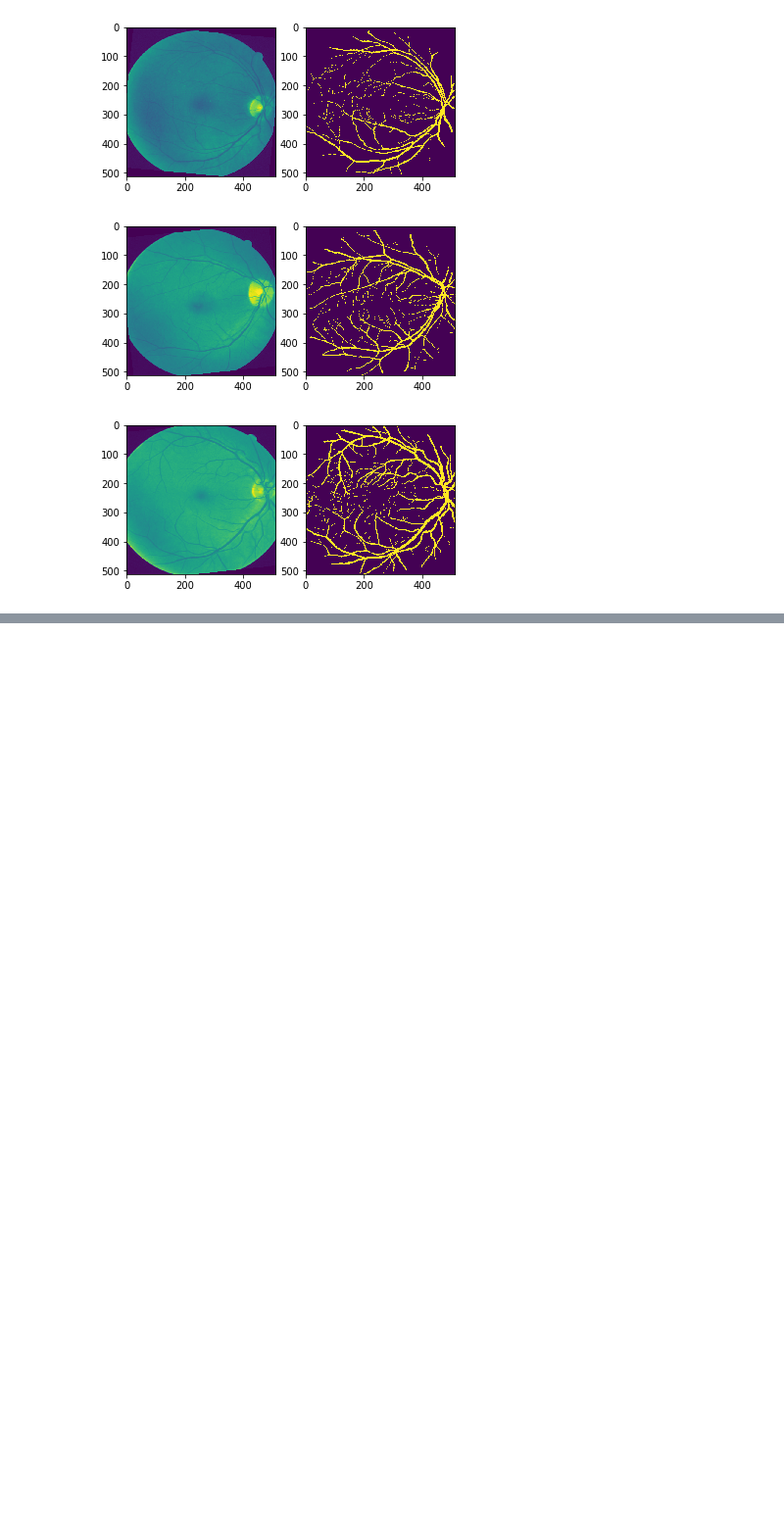
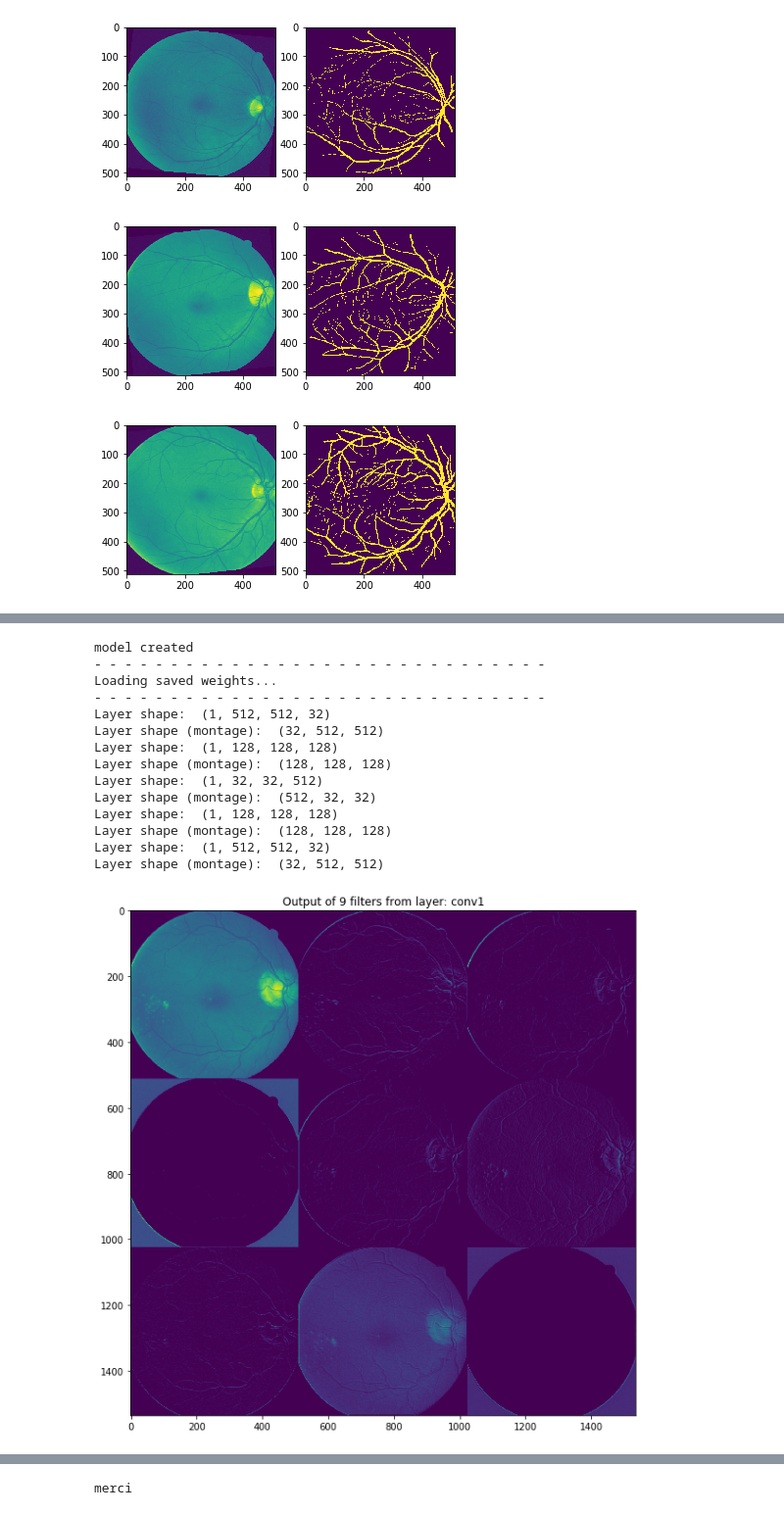
Before and after one commit to benjaminirving/SSIMA-2018-tutorial-deep-learning-med-segmentation, a Jupyter notebook: Tutorial 2 - Retina vessel segmentation.ipynb, the cells around one changed output, grey strips where cells are left out. Shown at 98% size. Cells and saved outputs as stored; diff of their text form; code cells hidden in the pictures; blank space fills up the shorter version.

```diff
--- a/Tutorial 2 - Retina vessel segmentation.ipynb
+++ b/Tutorial 2 - Retina vessel segmentation.ipynb
@@ -409,0 +446,18 @@ Layer shape (montage):  (32, 512, 512)
+# %%
+generate_layer_outputs()
+# %% [output]
+model created
+- - - - - - - - - - - - - - - - - - - - - - - - - - - - - -
+Loading saved weights...
+- - - - - - - - - - - - - - - - - - - - - - - - - - - - - -
+Layer shape:  (1, 512, 512, 32)
+Layer shape (montage):  (32, 512, 512)
+Layer shape:  (1, 128, 128, 128)
+Layer shape (montage):  (128, 128, 128)
+Layer shape:  (1, 32, 32, 512)
+Layer shape (montage):  (512, 32, 32)
+Layer shape:  (1, 128, 128, 128)
+Layer shape (montage):  (128, 128, 128)
+Layer shape:  (1, 512, 512, 32)
+Layer shape (montage):  (32, 512, 512)
+[figure, added]
@@ -409,0 +468,4 @@ Layer shape (montage):  (32, 512, 512)
+# %%
+print('merci')
+# %% [output]
+merci
```
Also changed, not shown: parts of 25 cells of this notebook, 5 other files.
